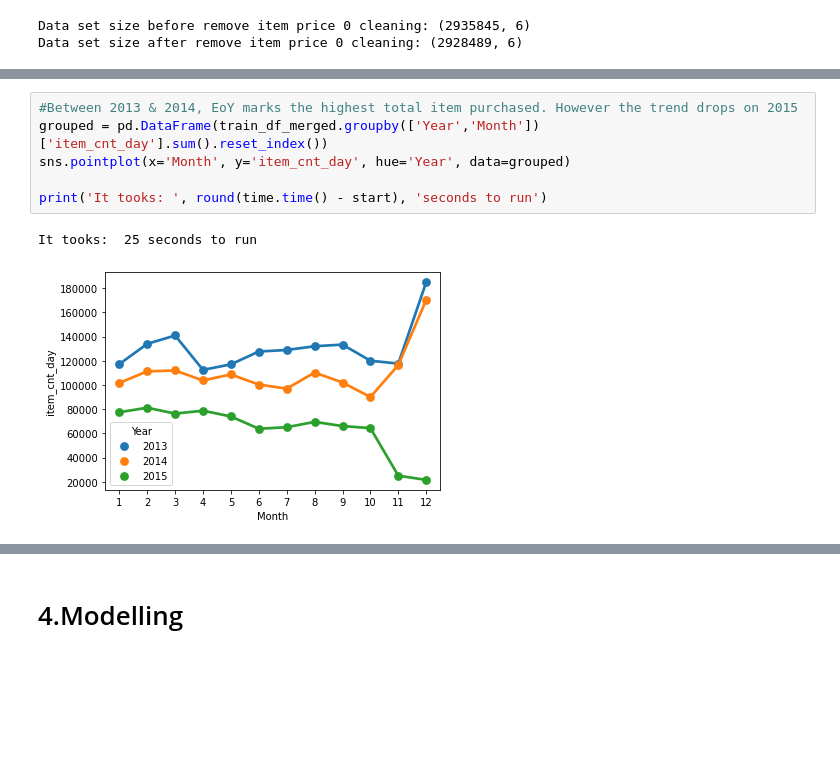
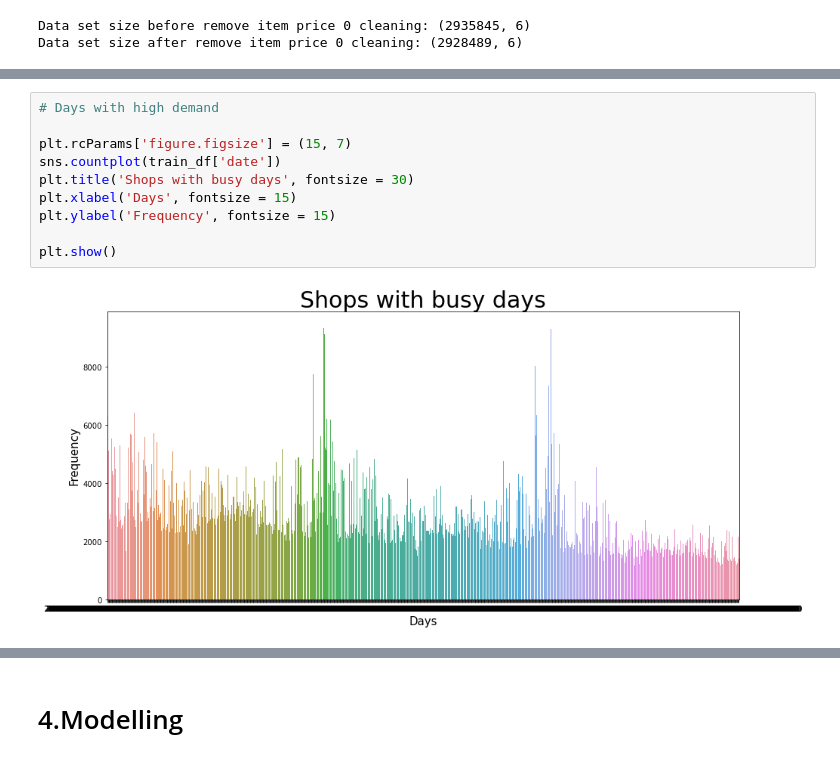
Before and after one commit to sarumaha/predict_future_sales_kaggle, a Jupyter notebook: analysis.ipynb, the cells around one changed output, grey strips where cells are left out. Saved outputs shown, nothing was run; the diff lists cells and outputs as text; blank space fills up the shorter version.

```diff
--- a/analysis.ipynb
+++ b/analysis.ipynb
@@ -213,9 +203,12 @@ sns.catplot(x='Year', y='item_cnt_day', data=train_df_merged)
-# %%
-#Between 2013 & 2014, EoY marks the highest total item purchased. However the trend drops on 2015
-grouped = pd.DataFrame(train_df_merged.groupby(['Year','Month'])['item_cnt_day'].sum().reset_index())
-sns.pointplot(x='Month', y='item_cnt_day', hue='Year', data=grouped)
-
-print('It tooks: ', round(time.time() - start), 'seconds to run')
-# %% [output]
-It tooks:  25 seconds to run
-[figure, removed]
+# %%
+# Days with high demand
+
+plt.rcParams['figure.figsize'] = (15, 7)
+sns.countplot(train_df['date'])
+plt.title('Shops with busy days', fontsize = 30)
+plt.xlabel('Days', fontsize = 15)
+plt.ylabel('Frequency', fontsize = 15)
+
+plt.show()
+# %% [output]
+[figure, added]
```
Also changed, not shown: parts of 18 cells of this notebook.
